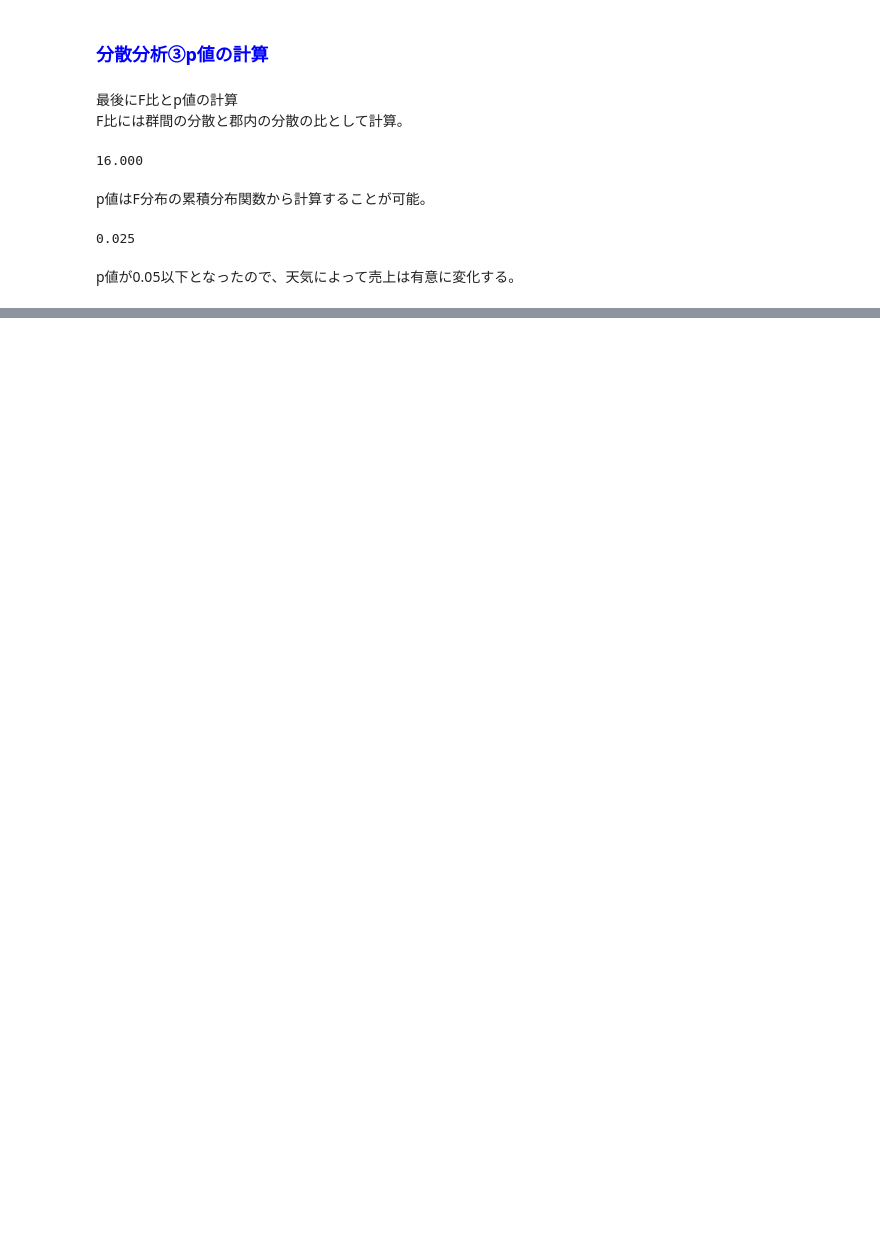
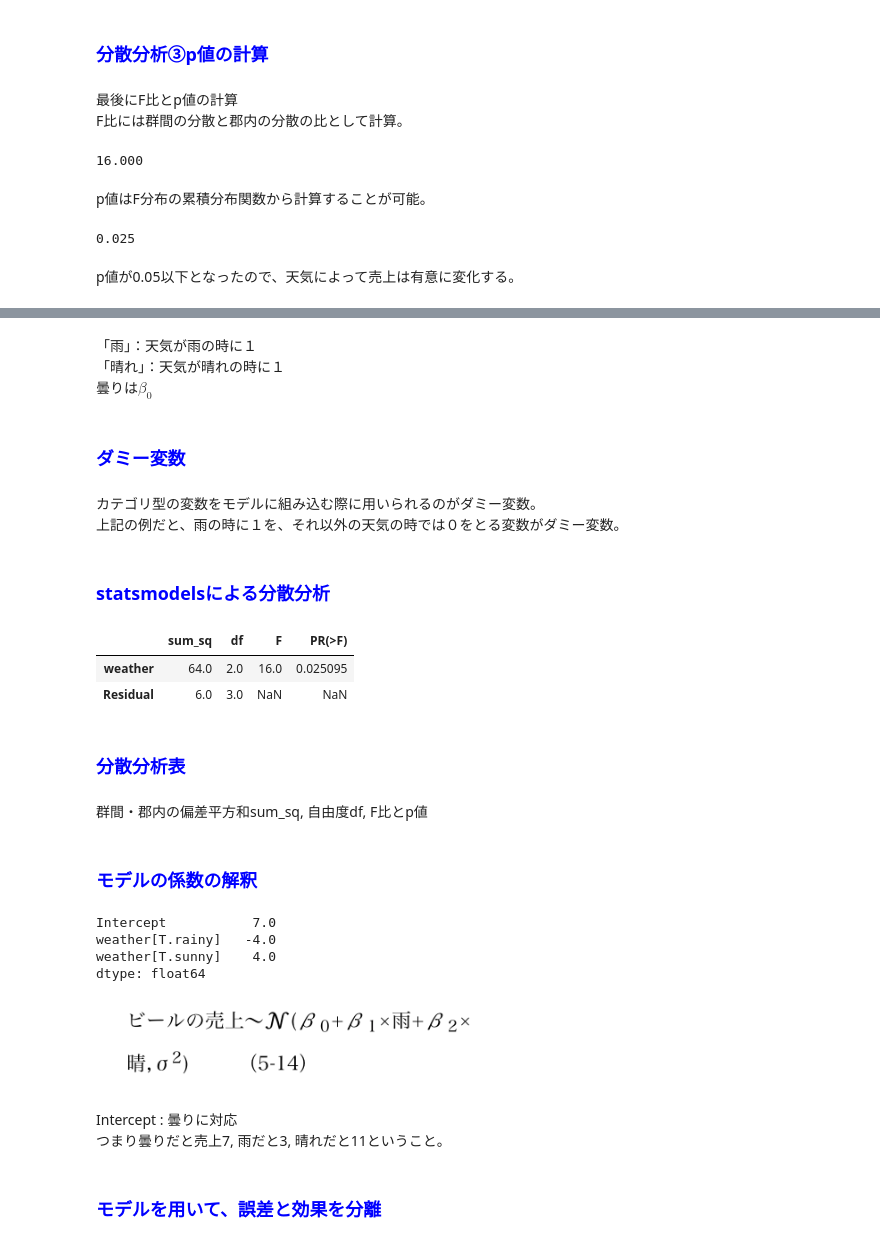
Before and after one commit to TakanoriHasebe/stats_with_python, a Jupyter notebook: 5-02分散分析/分散分析.ipynb, the cells around one changed output, grey strips where cells are left out. Cells and saved outputs as stored; diff of their text form; code cells hidden in the pictures; blank space fills up the shorter version.

```diff
--- a/5-02分散分析/分散分析.ipynb
+++ b/5-02分散分析/分散分析.ipynb
@@ -187,0 +196,11 @@ p値が0.05以下となったので、天気によって売上は有意に変化
+# %% [markdown]
+「雨」：天気が雨の時に１<br>
+「晴れ」：天気が晴れの時に１<br>
+曇りは$\beta_{0}$
+# %% [markdown]
+### <font color='blue'>ダミー変数</font>
+# %% [markdown]
+カテゴリ型の変数をモデルに組み込む際に用いられるのがダミー変数。<br>
+上記の例だと、雨の時に１を、それ以外の天気の時では０をとる変数がダミー変数。<br>
+# %% [markdown]
+### <font color='blue'>statsmodelsによる分散分析</font>
@@ -187,0 +210,30 @@ p値が0.05以下となったので、天気によって売上は有意に変化
+# %%
+sm.stats.anova_lm(anova_model, typ=2)
+# %% [output]
+|  | sum_sq | df | F | PR(>F) |
+| weather | 64.0 | 2.0 | 16.0 | 0.025095 |
+| Residual | 6.0 | 3.0 | NaN | NaN |
+# %% [markdown]
+### <font color='blue'>分散分析表</font>
+# %% [markdown]
+群間・郡内の偏差平方和sum_sq, 自由度df, F比とp値<br>
+# %% [markdown]
+### <font color='blue'>モデルの係数の解釈</font>
+# %%
+anova_model.params
+# %% [output]
+Intercept           7.0
+weather[T.rainy]   -4.0
+weather[T.sunny]    4.0
+dtype: float64
+# %%
+# 画像の表示
+from IPython.display import Image
+Image(filename='calc-00.png', width=400)
+# %% [output]
+[figure, added]
+# %% [markdown]
+Intercept : 曇りに対応<br>
+つまり曇りだと売上7, 雨だと3, 晴れだと11ということ。<br>
+# %% [markdown]
+### <font color='blue'>モデルを用いて、誤差と効果を分離</font>
```
Also changed, not shown: parts of 20 cells of this notebook, 2 other files.
